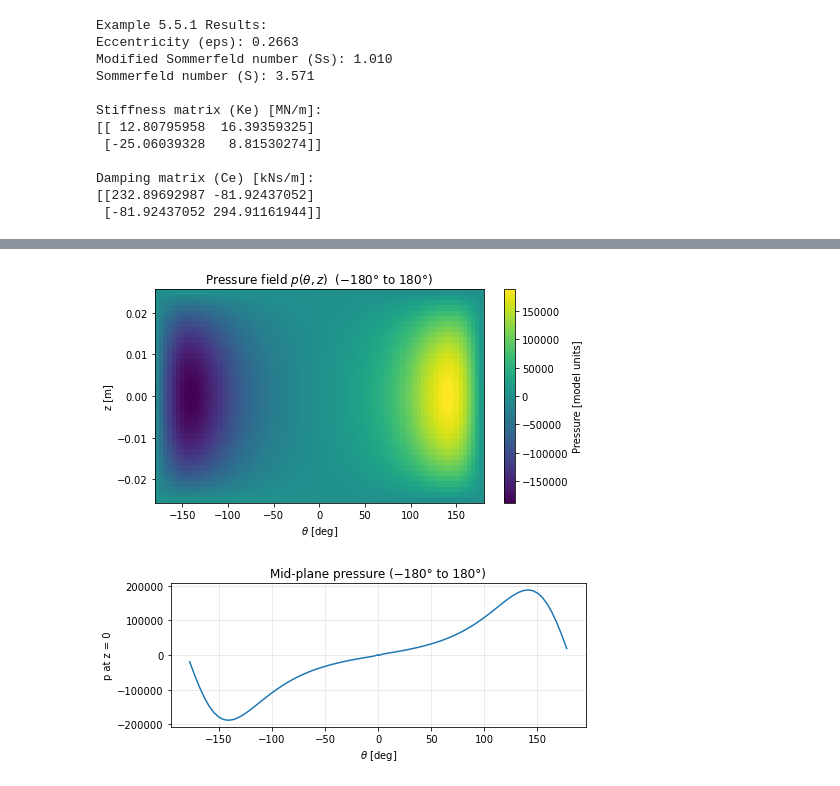
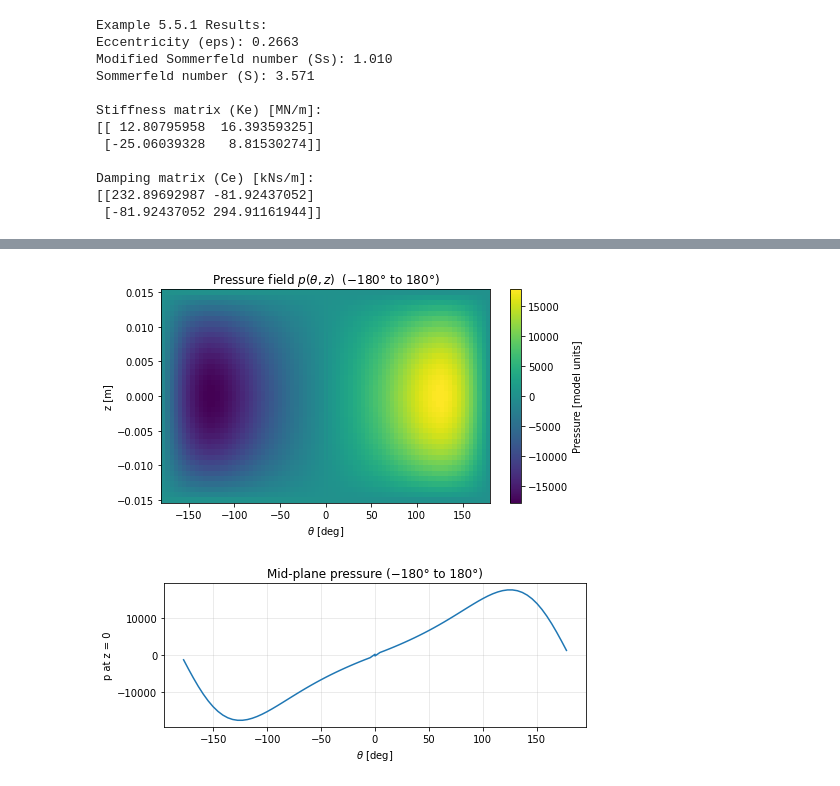
Before and after one commit to akarhin/Arotor_hackathon_VibeRator, a Jupyter notebook: 1_3.ipynb, the cells around one changed output, grey strips where cells are left out. Saved outputs shown, nothing was run; the diff lists cells and outputs as text; code cells hidden in the pictures.

```diff
--- a/1_3.ipynb
+++ b/1_3.ipynb
@@ -183,7 +185,7 @@ load = 525  # Newtons
 clearance = 0.1e-3  # meters
 viscosity = 0.1  # Pa.s
 speed_rpm = 1500  # revolutions per minute
-
+speed_rad = speed_rpm * 2 * np.pi / 60 # radians/second
 
 eps, Ss, S = compute_eps(diameter, length, load, clearance, viscosity, speed_rpm)
 # Compute stiffness and damping matrices using the provided function
@@ -345,13 +224,13 @@ from scipy.sparse.linalg import spsolve
 # ---------------------------------------------------------
 # Bearing / fluid parameters
 # ---------------------------------------------------------
-mu    = 0.01      # viscosity [Pa·s]
-omega = -500.0     # angular speed [rad/s]
+mu    = viscosity    # viscosity [Pa·s]
+omega = -speed_rad    # angular speed [rad/s]
 
-R  = 0.05         # journal radius [m]  (D = 2R)
-L  = 0.05         # bearing length [m]
-c  = 50e-6        # radial clearance [m]
-eps = 0.5         # eccentricity ratio ε (0 <= ε < 1)
+R  = diameter/2        # journal radius [m]  (D = 2R)
+L  = length        # bearing length [m]
+c  = clearance       # radial clearance [m]
+eps = eps        # eccentricity ratio ε (0 <= ε < 1)
 
 # ---------------------------------------------------------
 # Domain in θ (circumferential) and z (axial)
@@ -487,32 +366,32 @@ sort_idx = np.argsort(Theta_deg_shifted[:, 0])
 Theta_plot = Theta_deg_shifted[sort_idx, :]
 Z_plot = Z[sort_idx, :]
 p_plot = p[sort_idx, :]
 
 # 2D pressure field plot
 fig, ax = plt.subplots(figsize=(7, 4))
 cf = ax.pcolormesh(Theta_plot, Z_plot, p_plot, shading="auto")
 ax.set_xlabel(r"$\theta$ [deg]")
 ax.set_ylabel("z [m]")
 ax.set_title("Pressure field $p(\\theta, z)$  (−180° to 180°)")
 cbar = fig.colorbar(cf, ax=ax)
 cbar.set_label("Pressure [model units]")
 plt.tight_layout()
 
 # ---------------------------------------------------------
 # 1D mid-plane plot (z ≈ 0)
 # ---------------------------------------------------------
 j_mid = np.argmin(np.abs(z - 0.0))
 p_mid = p_plot[:, j_mid]
 
 fig2, ax2 = plt.subplots(figsize=(7, 3))
 ax2.plot(Theta_plot[:, 0], p_mid, "-")
 ax2.set_xlabel(r"$\theta$ [deg]")
 ax2.set_ylabel("p at z = 0")
 ax2.set_title("Mid-plane pressure (−180° to 180°)")
 ax2.grid(True, alpha=0.3)
 plt.tight_layout()
 
 plt.show()
 # %% [output]
-[figure, old version]
+[figure, new version]
-[figure, old version]
+[figure, new version]
```
Also changed, not shown: parts of 5 cells of this notebook.
